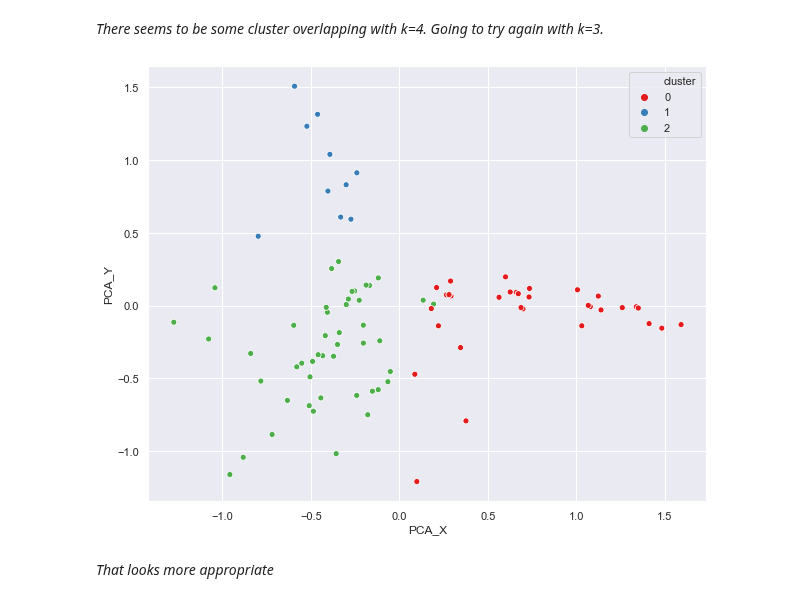
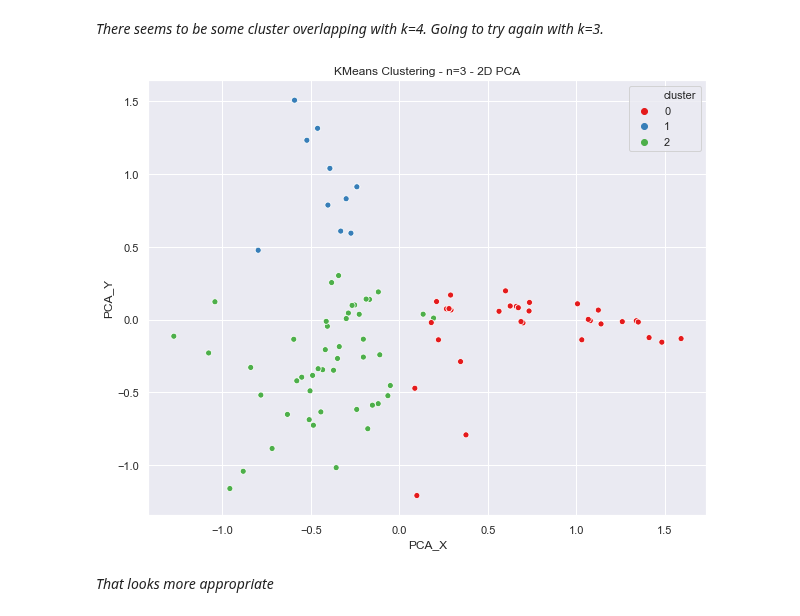
Before and after one commit to Dylan-C-Neal/Springboard-Data-Science-Career-Track, a Jupyter notebook: Clustering Case Study/Clustering Case Study - Customer Segmentation with K-Means - Tier 3 (1).ipynb, the cells around one changed output. Saved outputs shown, nothing was run; the diff lists cells and outputs as text; code cells hidden in the pictures.

```diff
--- a/Clustering Case Study/Clustering Case Study - Customer Segmentation with K-Means - Tier 3 (1).ipynb
+++ b/Clustering Case Study/Clustering Case Study - Customer Segmentation with K-Means - Tier 3 (1).ipynb
@@ -467,12 +468,13 @@ df1['PCA_Y'] = dfpca[:, 1]
 # %%
 # plot PCA_X vs PCA_Y
 
 _ = plt.figure(figsize=(10,8))
 _ = sns.scatterplot(x='PCA_X', y='PCA_Y', hue='cluster', data=df1, palette="Set1")
+_ = plt.title('KMeans Clustering - n=3 - 2D PCA')
 _ = plt.show()
 _ = plt.close()
 # %% [output]
-[figure, old version]
+[figure, new version]
 # %% [markdown]
 *That looks more appropriate*
 # %% [markdown]
```
Also changed, not shown: parts of 31 cells of this notebook.
